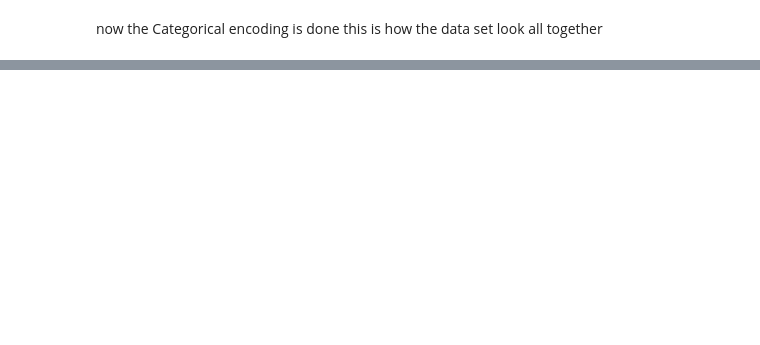
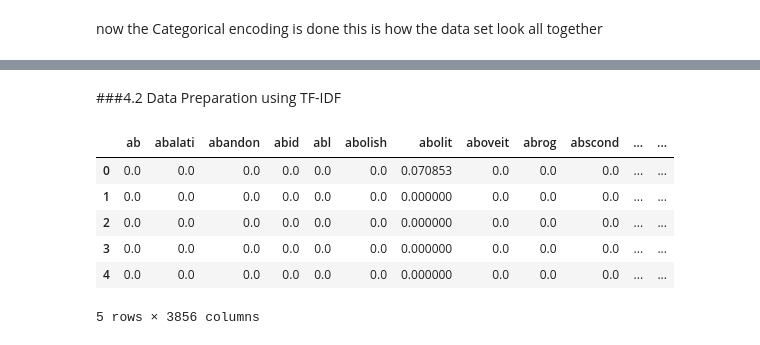
Before and after one commit to MungeliDeli/speaker-ruling-classification, a Jupyter notebook: Project_Classifier(Speakers_Rullings).ipynb, the cells around one changed output, grey strips where cells are left out. Cells and saved outputs as stored; diff of their text form; code cells hidden in the pictures; blank space fills up the shorter version.

```diff
--- a/Project_Classifier(Speakers_Rullings).ipynb
+++ b/Project_Classifier(Speakers_Rullings).ipynb
@@ -906,3 +804,24 @@ ruling_df.head(1).T
+# %% [markdown]
+###4.2 Data Preparation using TF-IDF
+# %%
+
+#bag or words using count vectorizer
+tfidf_encoded_df = working_df.copy()
+
+#getting the vectorizer object
+tfidf_vectorizer = TfidfVectorizer()
+tfidf_matrix = tfidf_vectorizer.fit_transform(tfidf_encoded_df['rulingText'])
+tfidf_encoded_text_df = pd.DataFrame(tfidf_matrix.toarray(), columns=tfidf_vectorizer.get_feature_names_out())
+# %%
+tfidf_encoded_text_df.head(5)
+# %% [output]
+|  | ab | abalati | abandon | abid | abl | abolish | abolit | aboveit | abrog | abscond | ... | ... |
+| 0 | 0.0 | 0.0 | 0.0 | 0.0 | 0.0 | 0.0 | 0.070853 | 0.0 | 0.0 | 0.0 | ... | ... |
+| 1 | 0.0 | 0.0 | 0.0 | 0.0 | 0.0 | 0.0 | 0.000000 | 0.0 | 0.0 | 0.0 | ... | ... |
+| 2 | 0.0 | 0.0 | 0.0 | 0.0 | 0.0 | 0.0 | 0.000000 | 0.0 | 0.0 | 0.0 | ... | ... |
+| 3 | 0.0 | 0.0 | 0.0 | 0.0 | 0.0 | 0.0 | 0.000000 | 0.0 | 0.0 | 0.0 | ... | ... |
+| 4 | 0.0 | 0.0 | 0.0 | 0.0 | 0.0 | 0.0 | 0.000000 | 0.0 | 0.0 | 0.0 | ... | ... |
+5 rows × 3856 columns
 # %% [markdown]
 # 7. Data Preparation Summary
 
```
Also changed, not shown: parts of 70 cells of this notebook.
